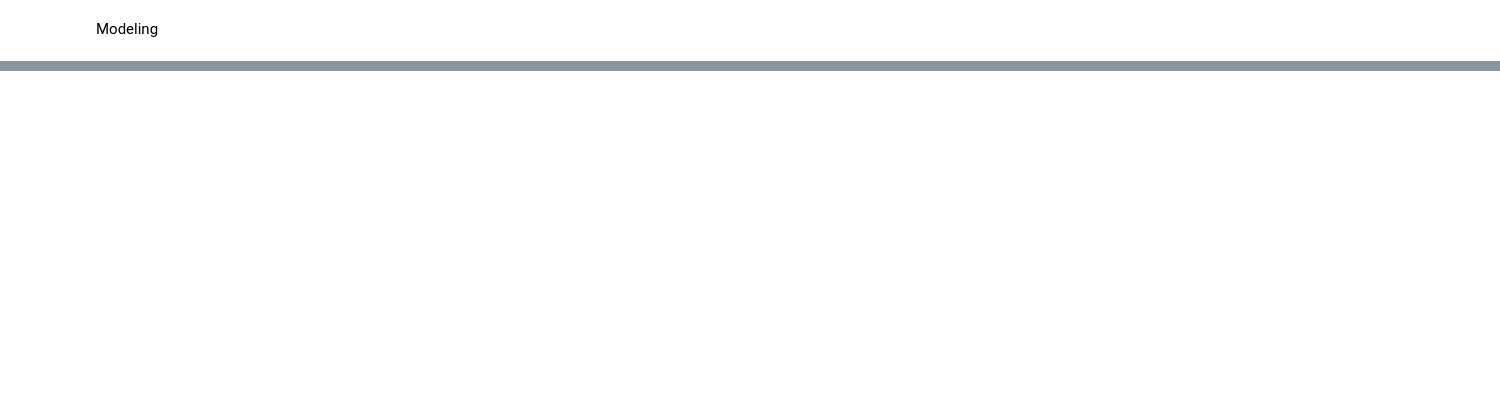
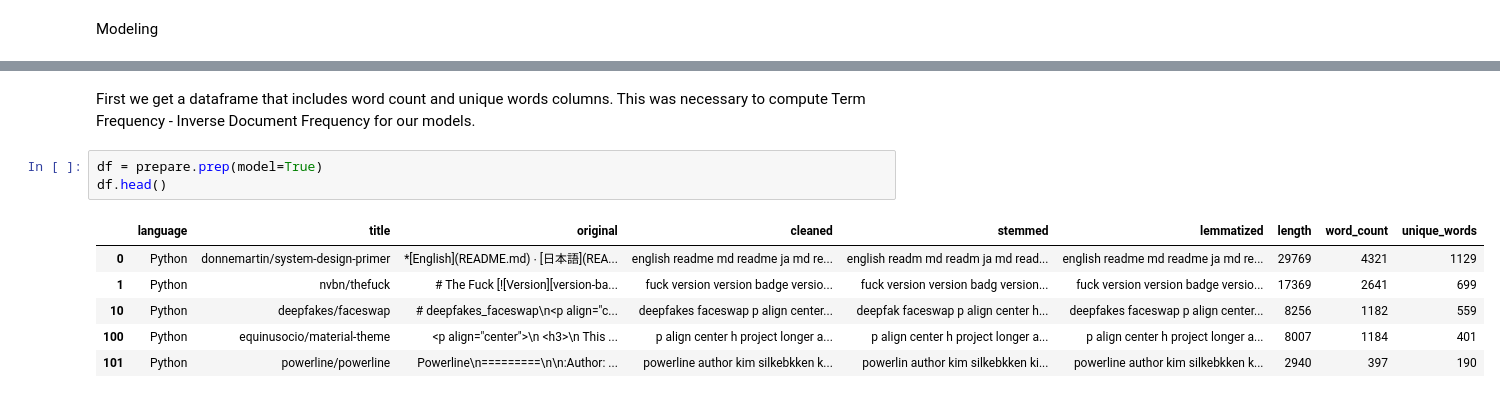
Before and after one commit to cera-amici/github-readme-nlp, a Jupyter notebook: github_readme_nlp.ipynb, the cells around one changed output, grey strips where cells are left out. Drawn from its saved outputs; the diff is of its cells as text; blank space fills up the shorter version.

```diff
--- a/github_readme_nlp.ipynb
+++ b/github_readme_nlp.ipynb
@@ -539,0 +555,12 @@ import model
+# %% [markdown]
+First we get a dataframe that includes word count and unique words columns. This was necessary to compute Term Frequency - Inverse Document Frequency for our models.
+# %%
+df = prepare.prep(model=True)
+df.head()
+# %% [output]
+|  | language | title | original | cleaned | stemmed | lemmatized | length | word_count | unique_words |
+| 0 | Python | donnemartin/system-design-primer | *[English](README.md) ∙ [日本語](REA... | english readme md readme ja md re... | english readm md readm ja md read... | english readme md readme ja md re... | 29769 | 4321 | 1129 |
+| 1 | Python | nvbn/thefuck | # The Fuck [![Version][version-ba... | fuck version version badge versio... | fuck version version badg version... | fuck version version badge versio... | 17369 | 2641 | 699 |
+| 10 | Python | deepfakes/faceswap | # deepfakes_faceswap\n<p align="c... | deepfakes faceswap p align center... | deepfak faceswap p align center h... | deepfakes faceswap p align center... | 8256 | 1182 | 559 |
+| 100 | Python | equinusocio/material-theme | <p align="center">\n <h3>\n This ... | p align center h project longer a... | p align center h project longer a... | p align center h project longer a... | 8007 | 1184 | 401 |
+| 101 | Python | powerline/powerline | Powerline\n=========\n\n:Author: ... | powerline author kim silkebkken k... | powerlin author kim silkebkken ki... | powerline author kim silkebkken k... | 2940 | 397 | 190 |
```
Also changed, not shown: parts of 33 cells of this notebook, 5 other files.
